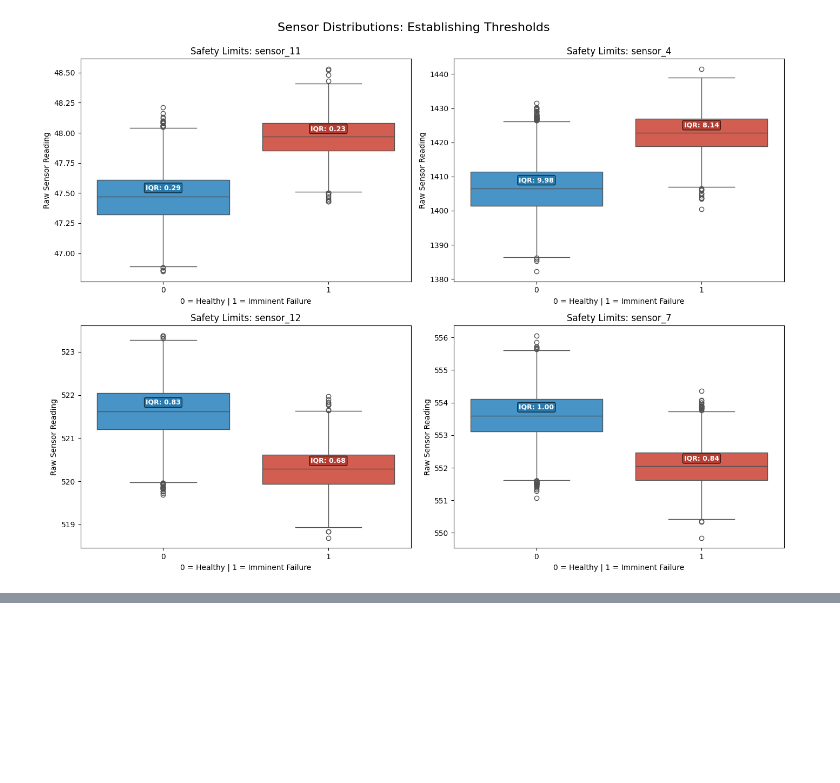
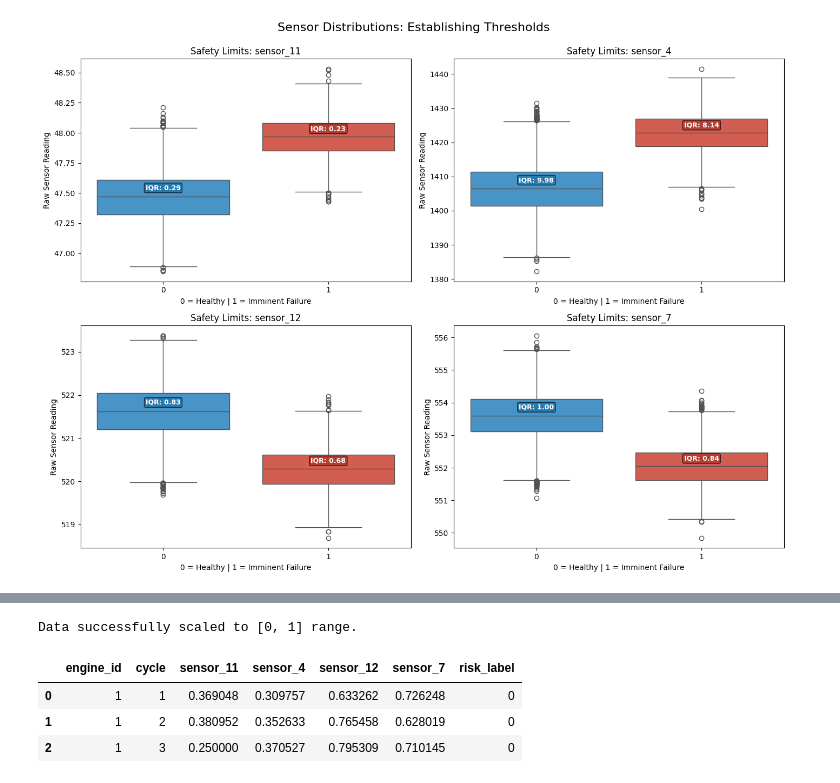
Before and after one commit to Sunnahboy/cmapss-predictive-maintenance, a Jupyter notebook: notebooks/01_eda_and_cleaning.ipynb, the cells around one changed output, grey strips where cells are left out. Saved outputs shown, nothing was run; the diff lists cells and outputs as text; code cells hidden in the pictures; blank space fills up the shorter version.

```diff
--- a/notebooks/01_eda_and_cleaning.ipynb
+++ b/notebooks/01_eda_and_cleaning.ipynb
@@ -221,0 +216,18 @@ plt.show()
+# %%
+from sklearn.preprocessing import MinMaxScaler
+
+#initi the scaler with explicit feature range
+scaler = MinMaxScaler(feature_range=(0,1))
+
+#only scale the sensor readings
+train_df_scaled = train_df_clean.copy()
+train_df_scaled[useful_sensors] = scaler.fit_transform(train_df_scaled[useful_sensors])
+
+print("Data successfully scaled to [0, 1] range.")
+display(train_df_scaled[['engine_id','cycle'] + top_4_sensors + ['risk_label']].head(3))
+# %% [output]
+Data successfully scaled to [0, 1] range.
+|  | engine_id | cycle | sensor_11 | sensor_4 | sensor_12 | sensor_7 | risk_label |
+| 0 | 1 | 1 | 0.369048 | 0.309757 | 0.633262 | 0.726248 | 0 |
+| 1 | 1 | 2 | 0.380952 | 0.352633 | 0.765458 | 0.628019 | 0 |
+| 2 | 1 | 3 | 0.250000 | 0.370527 | 0.795309 | 0.710145 | 0 |
```
Also changed, not shown: parts of 5 cells of this notebook.
